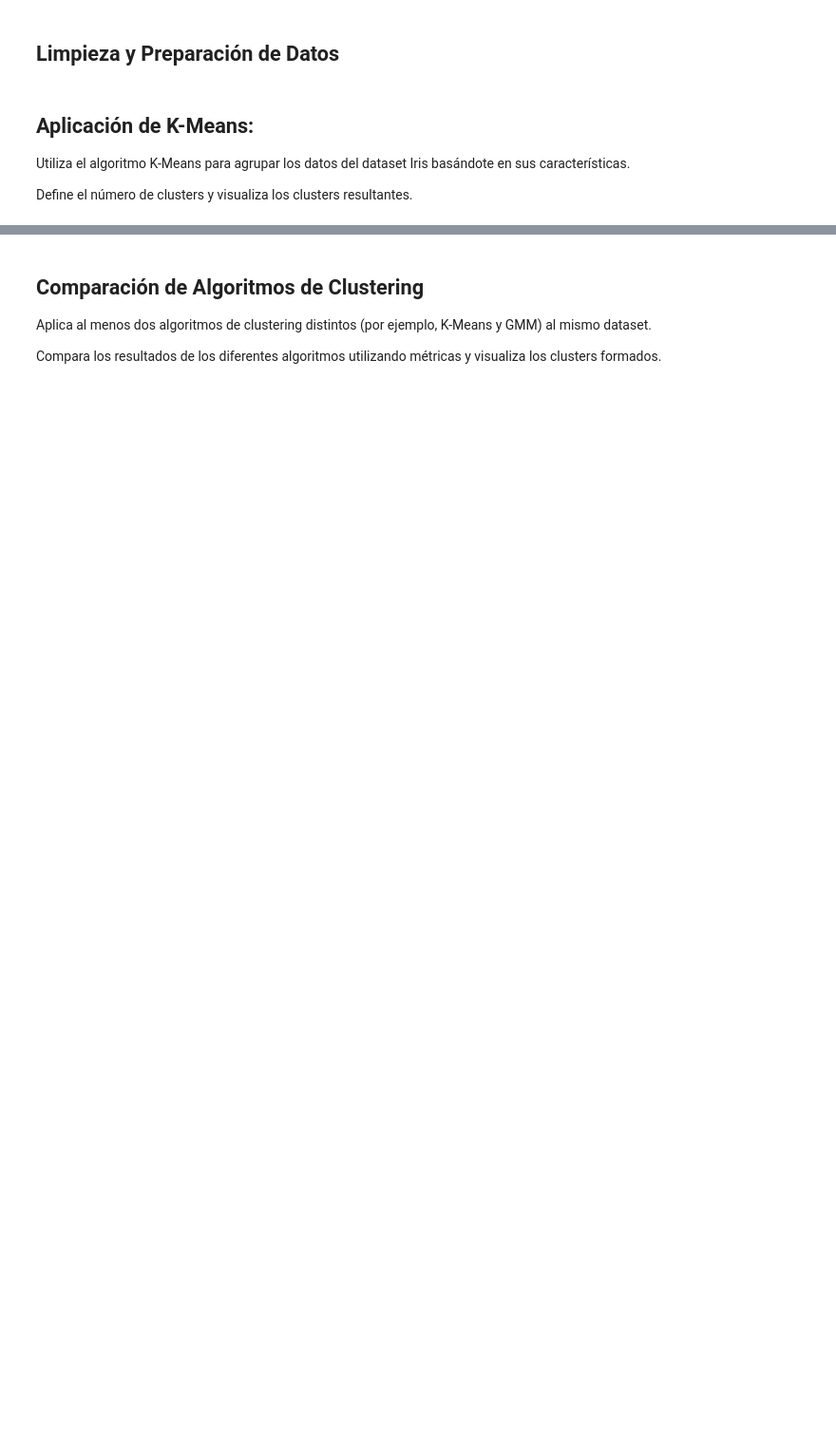
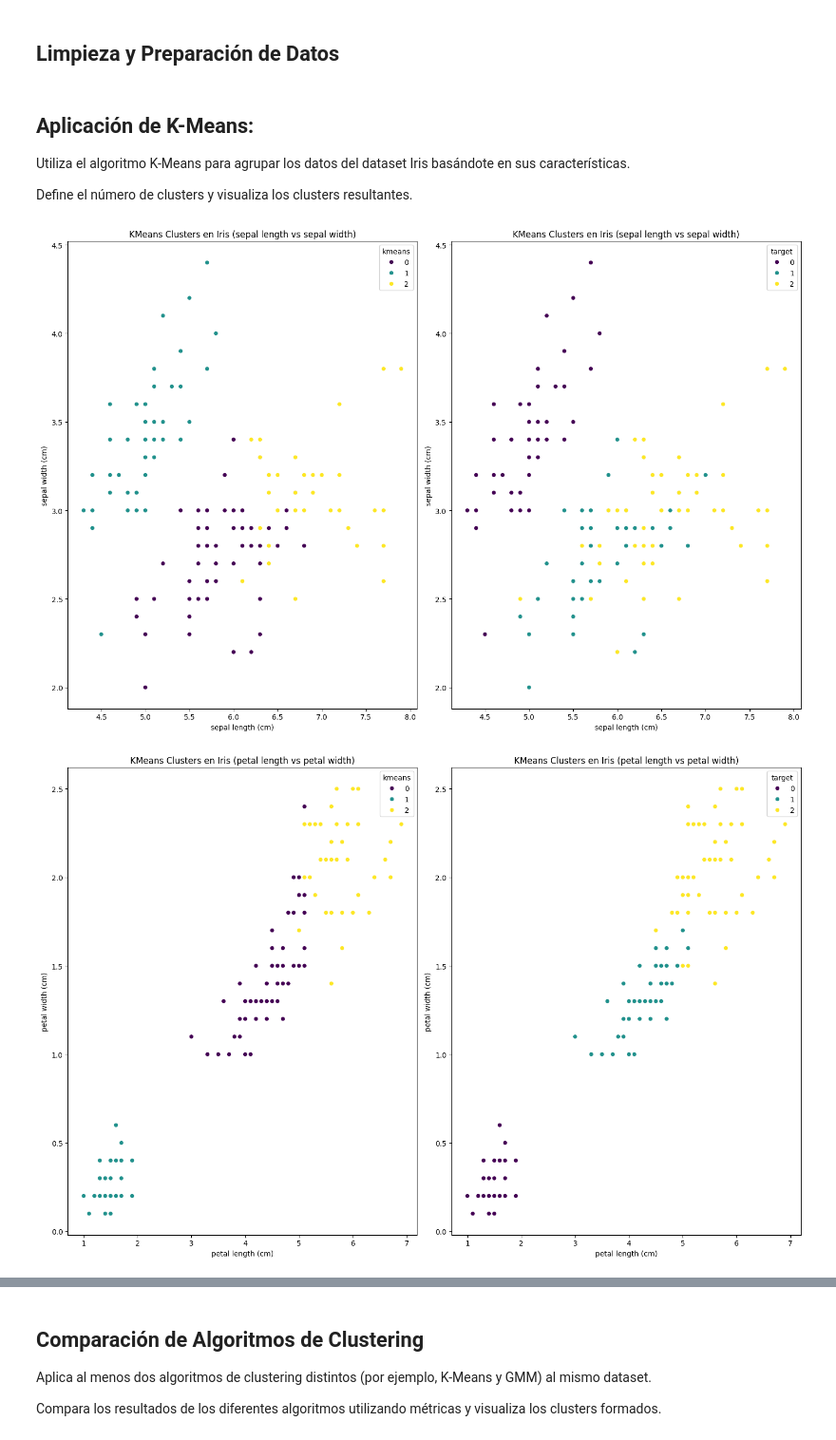
Before and after one commit to Andres-jp/Data_analysis, a Jupyter notebook: Data_analysis_And.ipynb, the cells around one changed output, grey strips where cells are left out. Shown at 95% size. Drawn from its saved outputs; the diff is of its cells as text; code cells hidden in the pictures; blank space fills up the shorter version.

Commit message:
Added Kmeans clustering to the Iris dataset

```diff
--- a/Data_analysis_And.ipynb
+++ b/Data_analysis_And.ipynb
@@ -32,3 +66,56 @@ Presencia de valores nulos
 Utiliza el algoritmo K-Means para agrupar los datos del dataset Iris basándote en sus características.
 
 Define el número de clusters y visualiza los clusters resultantes.
+# %%
+from sklearn.cluster import KMeans
+import matplotlib.pyplot as plt
+import seaborn as sns
+
+# Aplicamos KMeans para agrupar las flores en 3 clusters (ya que sabemos que hay 3 especies en el dataset)
+kmeans = KMeans(n_clusters=3).fit_predict(iris.data)#Fit->Entrenar el modelo ;Predict->Hacer la prediccion
+df['kmeans'] = kmeans
+
+#Graficamos los clusters obtenidos por KMeans basándonos en las características 'sepal length (cm)' y 'sepal width (cm)'
+fig, ax = plt.subplots(1, 2, figsize=(15, 10))
+sns.scatterplot(x='sepal length (cm)', y='sepal width (cm)', hue='kmeans', data=df, palette='viridis', legend='full',ax =ax[0])
+ax[0].set_title('KMeans Clusters en Iris (sepal length vs sepal width)')
+ax[0].set_xlabel('sepal length (cm)')
+ax[0].set_ylabel('sepal width (cm)')
+#Comparamos con los datos reales de las especies de iris
+sns.scatterplot(x='sepal length (cm)', y='sepal width (cm)', hue='target', data=df, palette='viridis', legend='full',ax =ax[1])
+ax[1].set_title('KMeans Clusters en Iris (sepal length vs sepal width)')
+ax[1].set_xlabel('sepal length (cm)')
+ax[1].set_ylabel('sepal width (cm)')
+plt.tight_layout()
+plt.show()
+
+#Graficamos los clusters obtenidos por KMeans basándonos en las características 'petal length (cm)' y 'petal width (cm)'
+fig, ax = plt.subplots(1, 2, figsize=(15, 10))
+sns.scatterplot(x='petal length (cm)', y='petal width (cm)', hue='kmeans', data=df, palette='viridis', legend='full',ax =ax[0])
+ax[0].set_title('KMeans Clusters en Iris (petal length vs petal width)')
+ax[0].set_xlabel('petal length (cm)')
+ax[0].set_ylabel('petal width (cm)')
+#Comparamos con los datos reales de las especies de iris
+sns.scatterplot(x='petal length (cm)', y='petal width (cm)', hue='target', data=df, palette='viridis', legend='full',ax =ax[1])
+ax[1].set_title('KMeans Clusters en Iris (petal length vs petal width)')
+ax[1].set_xlabel('petal length (cm)')
+ax[1].set_ylabel('petal width (cm)')
+plt.tight_layout()
+plt.show()
+
+#Graficamos los clusters obtenidos por KMeans basándonos en las características 'sepal length (cm)' y 'petal length (cm)'
+fig, ax = plt.subplots(1, 2, figsize=(15, 10))
+sns.scatterplot(x='sepal length (cm)', y='petal length (cm)', hue='kmeans', data=df, palette='viridis', legend='full',ax =ax[0])
+ax[0].set_title('KMeans Clusters en Iris (sepal length vs petal length)')
+ax[0].set_xlabel('sepal length (cm)')
+ax[0].set_ylabel('petal length (cm)')
+#Comparamos con los datos reales de las especies de iris
+sns.scatterplot(x='sepal length (cm)', y='petal length (cm)', hue='target', data=df, palette='viridis', legend='full',ax =ax[1])
+ax[1].set_title('KMeans Clusters en Iris (sepal length vs petal length)')
+ax[1].set_xlabel('sepal length (cm)')
+ax[1].set_ylabel('petal length (cm)')
+plt.tight_layout()
+plt.show()
+# %% [output]
+[figure, added]
+[figure, added]
```
Also changed, not shown: parts of 4 cells of this notebook.
